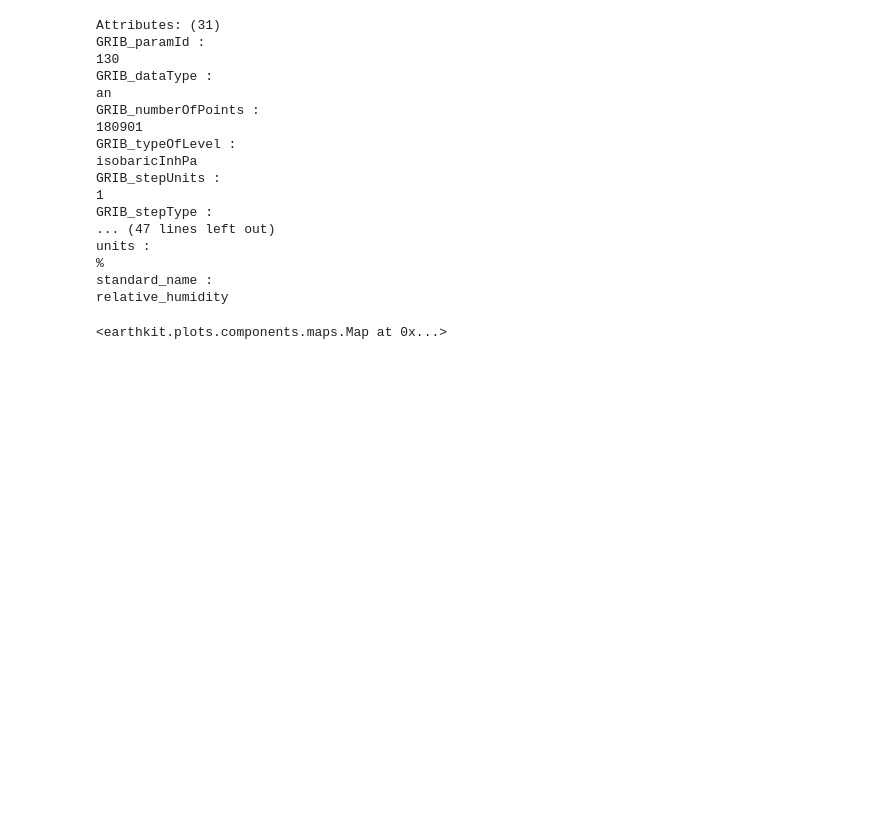
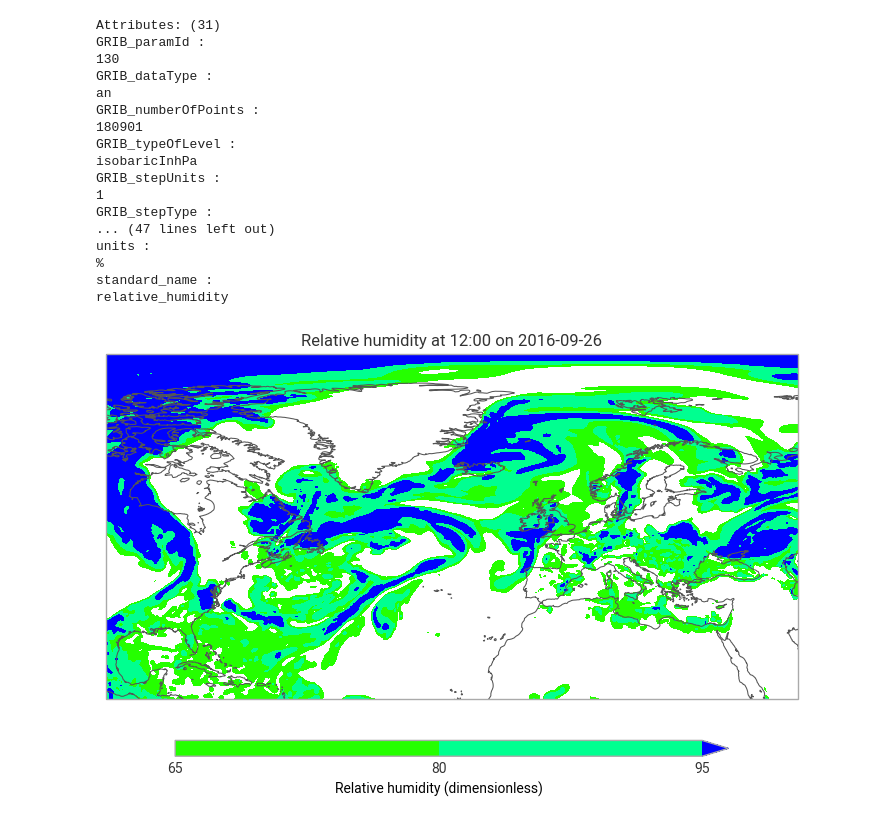
Before and after one commit to ecmwf-training/2026-earthkit-training, a Jupyter notebook: content/earthkit-meteo/ekm-2-thermo.ipynb, the cells around one changed output. Drawn from its saved outputs; the diff is of its cells as text; code cells hidden in the pictures; blank space fills up the shorter version.

```diff
--- a/content/earthkit-meteo/ekm-2-thermo.ipynb
+++ b/content/earthkit-meteo/ekm-2-thermo.ipynb
@@ -254,6 +254,6 @@ r = r.rename("r")
 # %%
 # plot one level and step from the results
 r1 = r.sel(pressure_level=850, valid_time="2016-09-26T12")
-ekp.quickplot(r1)
+ekp.quickplot(r1).show()
 # %% [output]
-<earthkit.plots.components.maps.Map at 0x...>
+[figure, added]
```
Also changed, not shown: 1 other file.
